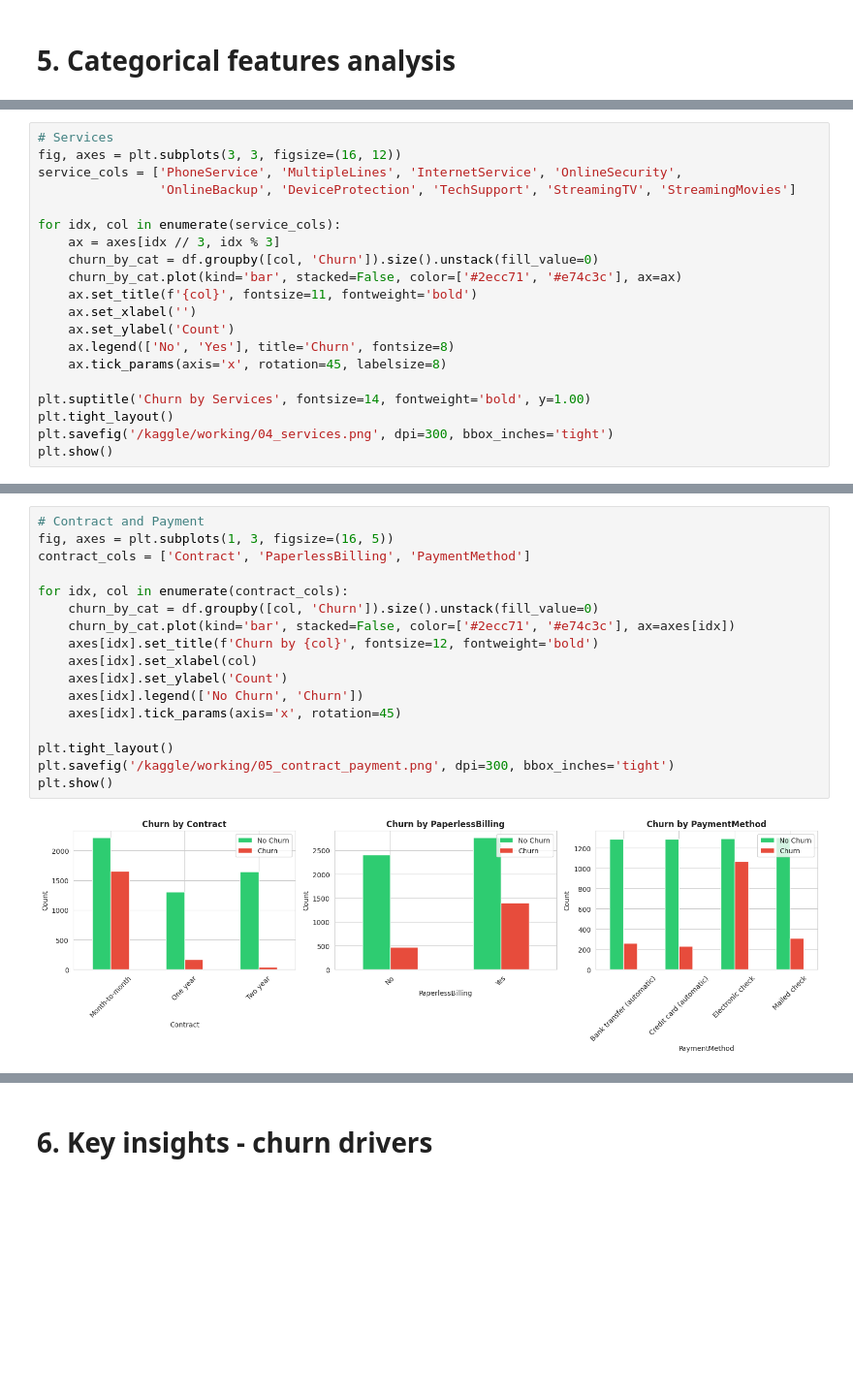
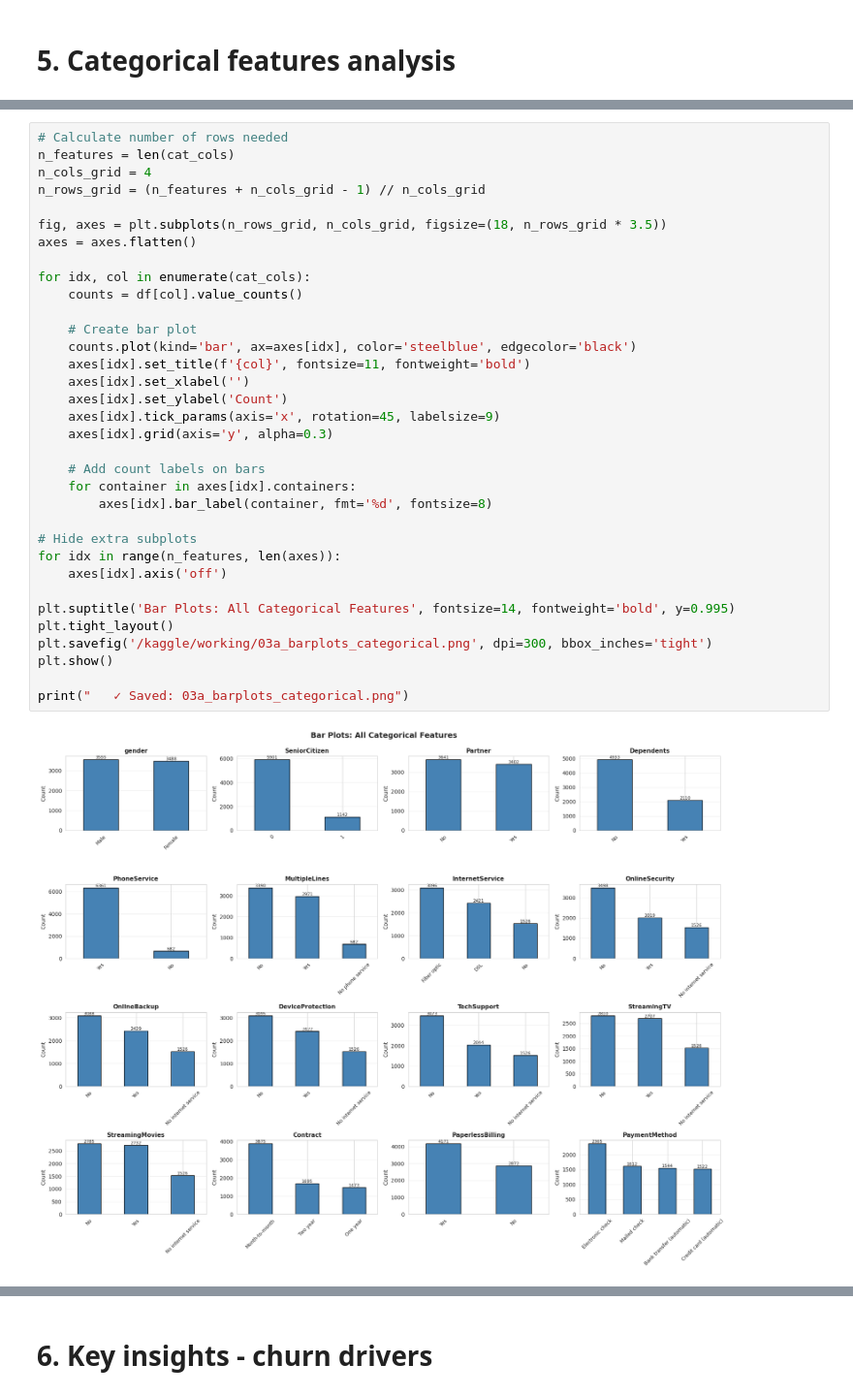
Before and after one commit to senadhi-Thimanya/Telco-Churn-Binary-Classification, a Jupyter notebook: telco.ipynb, the cells around one changed output, grey strips where cells are left out. Shown at 97% size. Cells and saved outputs as stored; diff of their text form; blank space fills up the shorter version.

Commit message:
Kaggle Notebook | telco-eda | Version 4

```diff
--- a/telco.ipynb
+++ b/telco.ipynb
@@ -251,20 +276,0 @@ Churn Rates by Feature:
-# %%
-# Services
-fig, axes = plt.subplots(3, 3, figsize=(16, 12))
-service_cols = ['PhoneService', 'MultipleLines', 'InternetService', 'OnlineSecurity',
-                'OnlineBackup', 'DeviceProtection', 'TechSupport', 'StreamingTV', 'StreamingMovies']
-
-for idx, col in enumerate(service_cols):
-    ax = axes[idx // 3, idx % 3]
-    churn_by_cat = df.groupby([col, 'Churn']).size().unstack(fill_value=0)
-    churn_by_cat.plot(kind='bar', stacked=False, color=['#2ecc71', '#e74c3c'], ax=ax)
-    ax.set_title(f'{col}', fontsize=11, fontweight='bold')
-    ax.set_xlabel('')
-    ax.set_ylabel('Count')
-    ax.legend(['No', 'Yes'], title='Churn', fontsize=8)
-    ax.tick_params(axis='x', rotation=45, labelsize=8)
-
-plt.suptitle('Churn by Services', fontsize=14, fontweight='bold', y=1.00)
-plt.tight_layout()
-plt.savefig('/kaggle/working/04_services.png', dpi=300, bbox_inches='tight')
-plt.show()
@@ -273,19 +277,36 @@ plt.show()
 # %%
-# Contract and Payment
-fig, axes = plt.subplots(1, 3, figsize=(16, 5))
-contract_cols = ['Contract', 'PaperlessBilling', 'PaymentMethod']
+# Calculate number of rows needed
+n_features = len(cat_cols)
+n_cols_grid = 4
+n_rows_grid = (n_features + n_cols_grid - 1) // n_cols_grid
 
-for idx, col in enumerate(contract_cols):
-    churn_by_cat = df.groupby([col, 'Churn']).size().unstack(fill_value=0)
-    churn_by_cat.plot(kind='bar', stacked=False, color=['#2ecc71', '#e74c3c'], ax=axes[idx])
-    axes[idx].set_title(f'Churn by {col}', fontsize=12, fontweight='bold')
-    axes[idx].set_xlabel(col)
+fig, axes = plt.subplots(n_rows_grid, n_cols_grid, figsize=(18, n_rows_grid * 3.5))
+axes = axes.flatten()
+
+for idx, col in enumerate(cat_cols):
+    counts = df[col].value_counts()
+
+    # Create bar plot
+    counts.plot(kind='bar', ax=axes[idx], color='steelblue', edgecolor='black')
+    axes[idx].set_title(f'{col}', fontsize=11, fontweight='bold')
+    axes[idx].set_xlabel('')
     axes[idx].set_ylabel('Count')
-    axes[idx].legend(['No Churn', 'Churn'])
-    axes[idx].tick_params(axis='x', rotation=45)
+    axes[idx].tick_params(axis='x', rotation=45, labelsize=9)
+    axes[idx].grid(axis='y', alpha=0.3)
 
+    # Add count labels on bars
+    for container in axes[idx].containers:
+        axes[idx].bar_label(container, fmt='%d', fontsize=8)
+
+# Hide extra subplots
+for idx in range(n_features, len(axes)):
+    axes[idx].axis('off')
+
+plt.suptitle('Bar Plots: All Categorical Features', fontsize=14, fontweight='bold', y=0.995)
 plt.tight_layout()
-plt.savefig('/kaggle/working/05_contract_payment.png', dpi=300, bbox_inches='tight')
+plt.savefig('/kaggle/working/03a_barplots_categorical.png', dpi=300, bbox_inches='tight')
 plt.show()
+
+print("   ✓ Saved: 03a_barplots_categorical.png")
 # %% [output]
-[figure, old version]
+[figure, new version]
```
Also changed, not shown: parts of 8 cells of this notebook.
